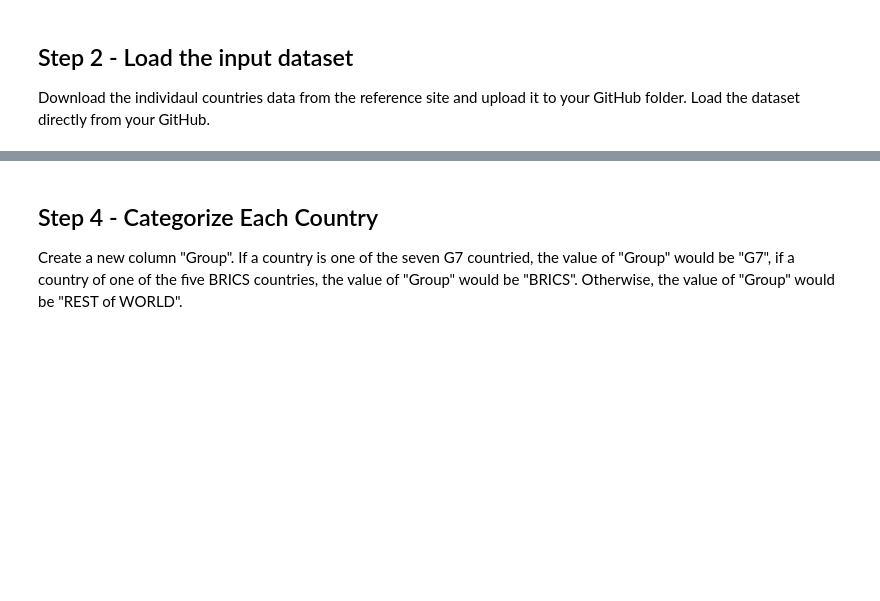
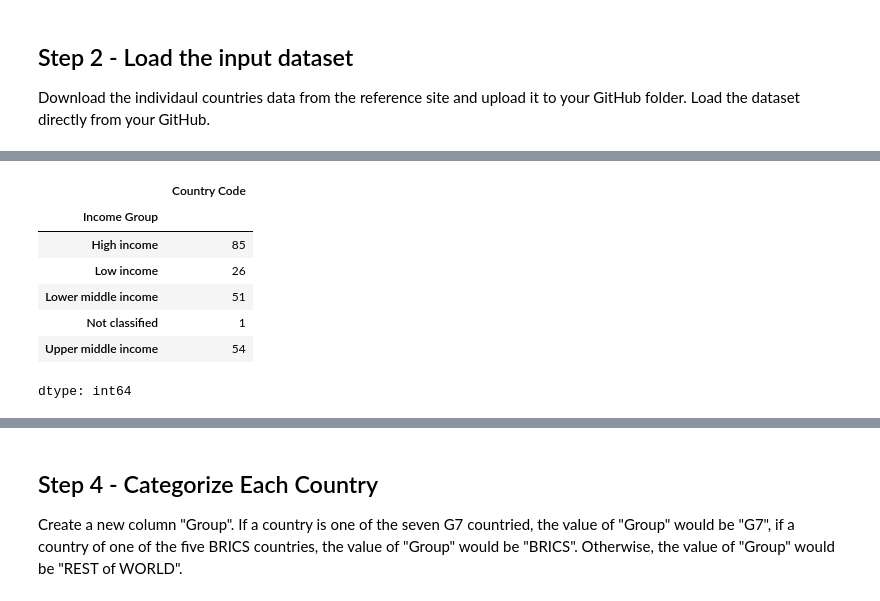
Before and after one commit to tsnow2010/umbc_data690_fall2024, a Jupyter notebook: Assignments/Assignment_10.ipynb, the cells around one changed output, grey strips where cells are left out. Cells and saved outputs as stored; diff of their text form; code cells hidden in the pictures; blank space fills up the shorter version.

```diff
--- a/Assignments/Assignment_10.ipynb
+++ b/Assignments/Assignment_10.ipynb
@@ -52,0 +78,11 @@ df.describe(include='any'). # categorical?
+# %%
+df[df['Year'] == 2010].groupby(["Income Group"])["Country Code"].count()
+# %% [output]
+|  | Country Code |
+| Income Group |  |
+| High income | 85 |
+| Low income | 26 |
+| Lower middle income | 51 |
+| Not classified | 1 |
+| Upper middle income | 54 |
+dtype: int64
```
Also changed, not shown: parts of 8 cells of this notebook.
